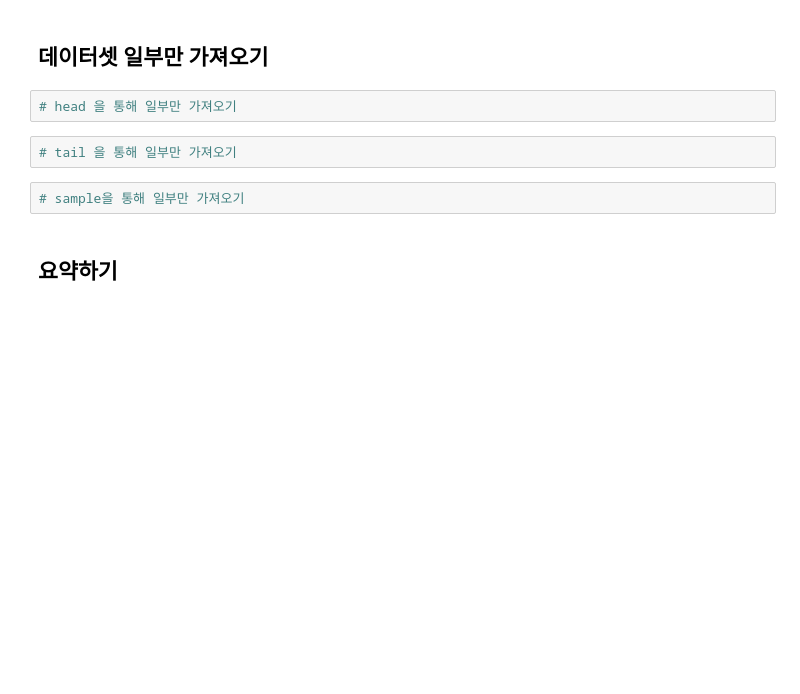
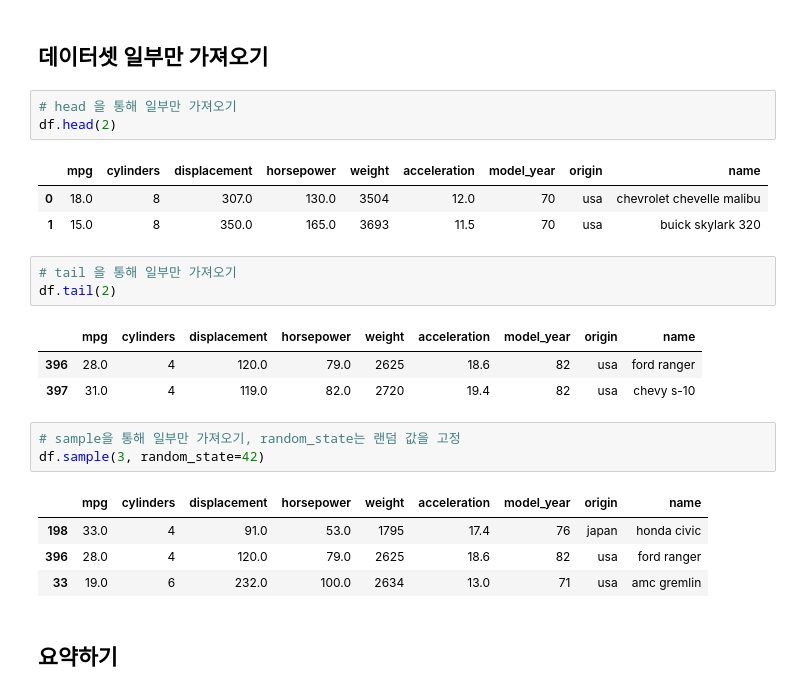
Before and after one commit to prrrosy/Data_Science, a Jupyter notebook: 5.1 파이썬 EDA-pandas-input.ipynb, the cells around one changed output. Saved outputs shown, nothing was run; the diff lists cells and outputs as text; blank space fills up the shorter version.

```diff
--- a/5.1 파이썬 EDA-pandas-input.ipynb
+++ b/5.1 파이썬 EDA-pandas-input.ipynb
@@ -28,10 +64,26 @@ print(sns.__version__)
 ## 데이터셋 일부만 가져오기
 # %%
 # head 을 통해 일부만 가져오기
+df.head(2)
+# %% [output]
+|  | mpg | cylinders | displacement | horsepower | weight | acceleration | model_year | origin | name |
+| 0 | 18.0 | 8 | 307.0 | 130.0 | 3504 | 12.0 | 70 | usa | chevrolet chevelle malibu |
+| 1 | 15.0 | 8 | 350.0 | 165.0 | 3693 | 11.5 | 70 | usa | buick skylark 320 |
 # %%
 # tail 을 통해 일부만 가져오기
+df.tail(2)
+# %% [output]
+|  | mpg | cylinders | displacement | horsepower | weight | acceleration | model_year | origin | name |
+| 396 | 28.0 | 4 | 120.0 | 79.0 | 2625 | 18.6 | 82 | usa | ford ranger |
+| 397 | 31.0 | 4 | 119.0 | 82.0 | 2720 | 19.4 | 82 | usa | chevy s-10 |
 # %%
-# sample을 통해 일부만 가져오기
+# sample을 통해 일부만 가져오기, random_state는 랜덤 값을 고정
+df.sample(3, random_state=42)
+# %% [output]
+|  | mpg | cylinders | displacement | horsepower | weight | acceleration | model_year | origin | name |
+| 198 | 33.0 | 4 | 91.0 | 53.0 | 1795 | 17.4 | 76 | japan | honda civic |
+| 396 | 28.0 | 4 | 120.0 | 79.0 | 2625 | 18.6 | 82 | usa | ford ranger |
+| 33 | 19.0 | 6 | 232.0 | 100.0 | 2634 | 13.0 | 71 | usa | amc gremlin |
 # %% [markdown]
 ## 요약하기
 # %%
```
Also changed, not shown: parts of 23 cells of this notebook.
